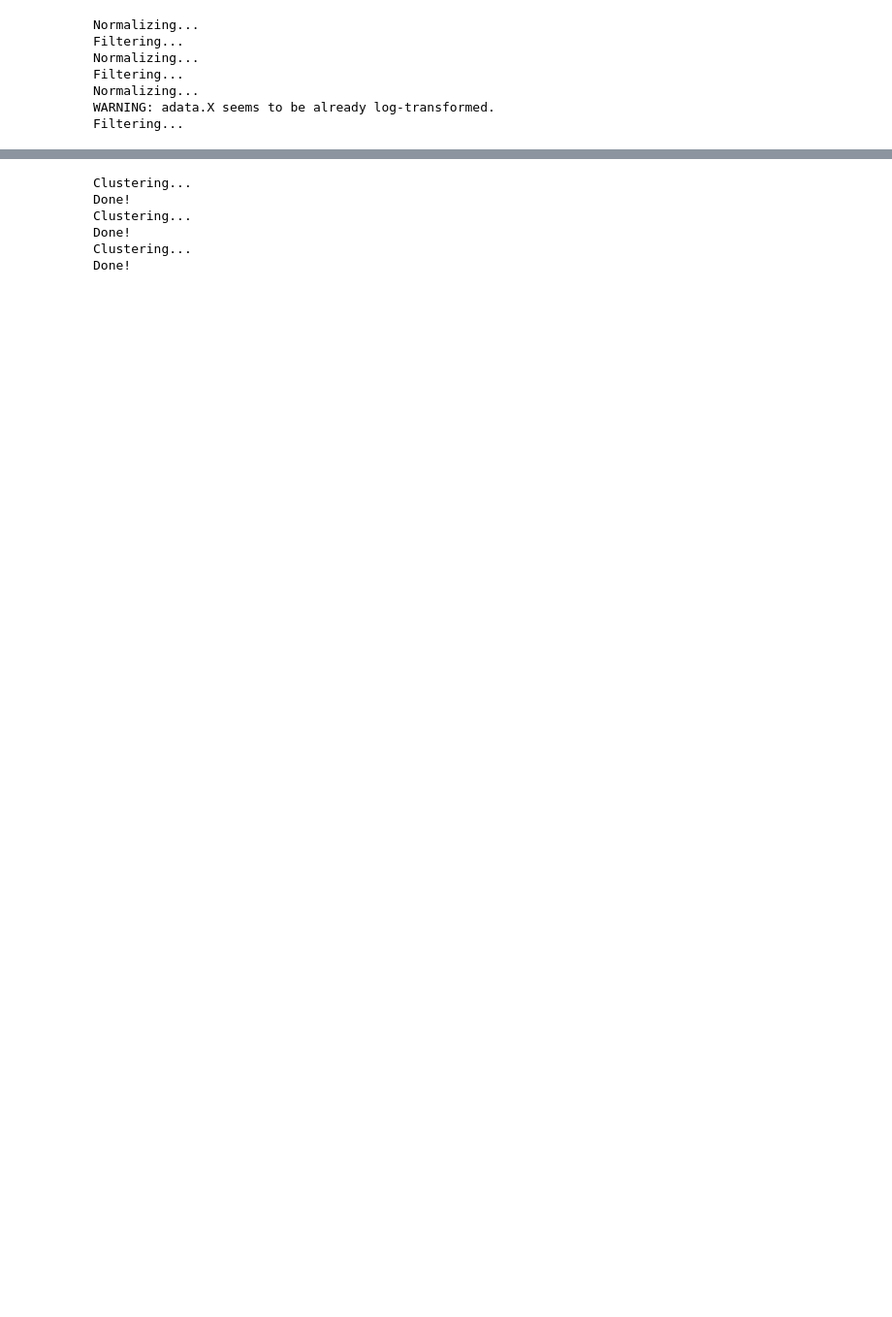
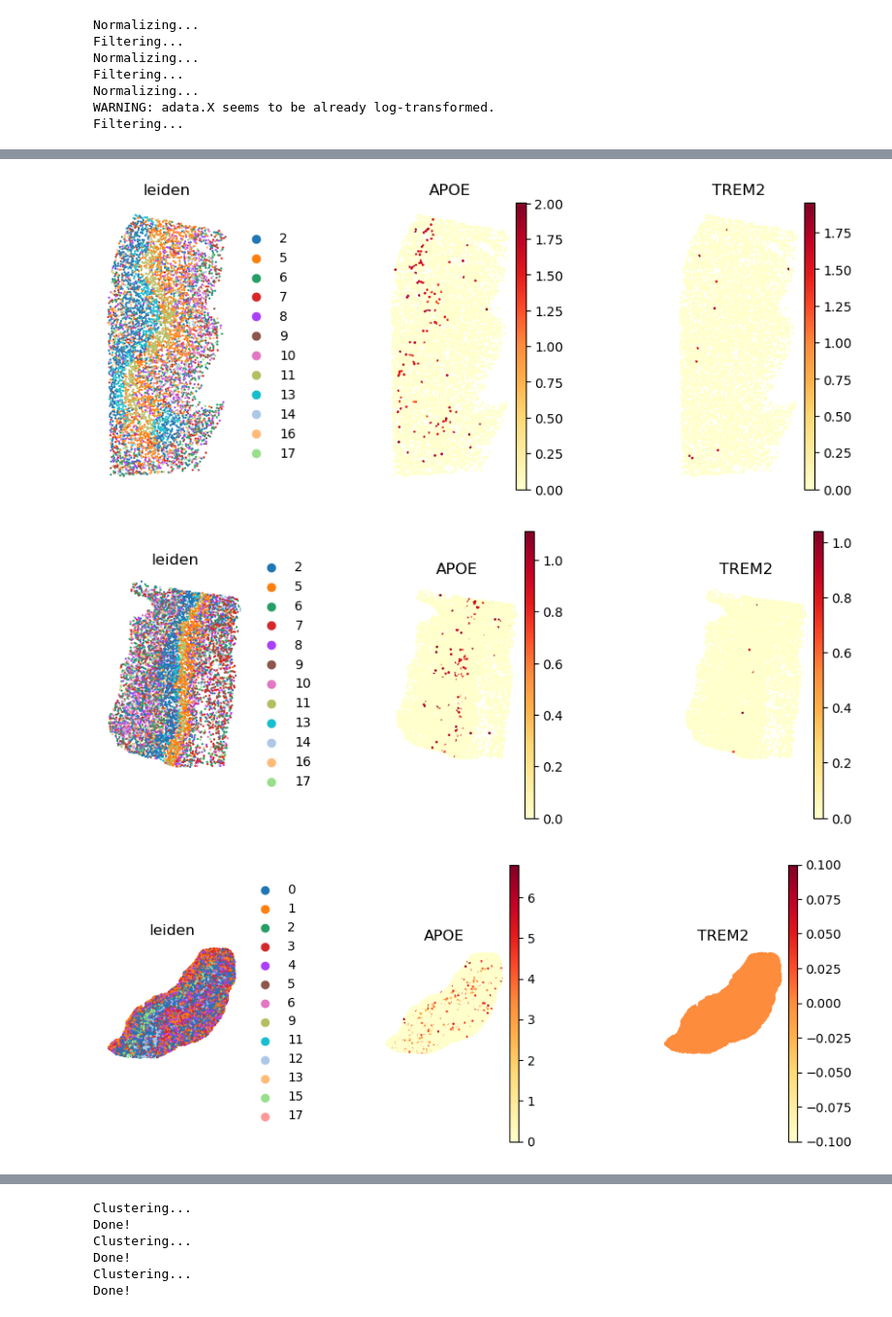
Before and after one commit to distasiolab/SHiPBIO, a Jupyter notebook: src/RetinaAnalysis_001.ipynb, the cells around one changed output, grey strips where cells are left out. Shown at 97% size. Saved outputs shown, nothing was run; the diff lists cells and outputs as text; code cells hidden in the pictures; blank space fills up the shorter version.

```diff
--- a/src/RetinaAnalysis_001.ipynb
+++ b/src/RetinaAnalysis_001.ipynb
@@ -199,0 +125,40 @@ KeyError: "Spatial key 'spatial' not found in `adata.uns`."
+# %%
+fig, ax = plt.subplots(nrows=1, ncols=3,  gridspec_kw={'wspace': 1}, figsize=(10,4))
+sq.pl.spatial_scatter(retinas_all[retinas_all.obs['dataset']=='R1'], color="leiden", size=1, shape=None, ax=ax[0])
+sq.pl.spatial_scatter(retinas_all[retinas_all.obs['dataset']=='R1'], color="APOE", size=3, shape=None, cmap='YlOrRd', ax=ax[1])
+sq.pl.spatial_scatter(retinas_all[retinas_all.obs['dataset']=='R1'], color="TREM2", size=3, shape=None, cmap='YlOrRd',ax=ax[2])
+for axx in ax:
+    axx.set_xlabel('')
+    axx.set_ylabel('')
+    axx.spines['top'].set_visible(False)
+    axx.spines['right'].set_visible(False)
+    axx.spines['bottom'].set_visible(False)
+    axx.spines['left'].set_visible(False)
+fig.savefig(os.path.join(IMGDIR, 'Spatial_Leiden_-_Retina_1.png'), dpi=300)
+
+fig, ax = plt.subplots(nrows=1, ncols=3,  gridspec_kw={'wspace': 1}, figsize=(10,4))
+sq.pl.spatial_scatter(retinas_all[retinas_all.obs['dataset']=='R2'], color="leiden", size=1, shape=None, ax=ax[0])
+sq.pl.spatial_scatter(retinas_all[retinas_all.obs['dataset']=='R2'], color="APOE", size=3, cmap='YlOrRd', shape=None, ax=ax[1])
+sq.pl.spatial_scatter(retinas_all[retinas_all.obs['dataset']=='R2'], color="TREM2", size=3, cmap='YlOrRd', shape=None, ax=ax[2])
+for axx in ax:
+    axx.set_xlabel('')
+    axx.set_ylabel('')
+    axx.spines['top'].set_visible(False)
+    axx.spines['right'].set_visible(False)
+    axx.spines['bottom'].set_visible(False)
+    axx.spines['left'].set_visible(False)
+fig.savefig(os.path.join(IMGDIR, 'Spatial_Leiden_-_Retina_2.png'), dpi=300)
+
+fig, ax = plt.subplots(nrows=1, ncols=3,  gridspec_kw={'wspace': 1}, figsize=(10,4))
+sq.pl.spatial_scatter(retinas_all[retinas_all.obs['dataset']=='R3'], color="leiden", size=1, shape=None, ax=ax[0])
+sq.pl.spatial_scatter(retinas_all[retinas_all.obs['dataset']=='R3'], color="APOE", size=3, cmap='YlOrRd', shape=None, ax=ax[1])
+sq.pl.spatial_scatter(retinas_all[retinas_all.obs['dataset']=='R3'], color="TREM2", size=3, cmap='YlOrRd', shape=None, ax=ax[2])
+for axx in ax:
+    axx.set_xlabel('')
+    axx.set_ylabel('')
+    axx.spines['top'].set_visible(False)
+    axx.spines['right'].set_visible(False)
+    axx.spines['bottom'].set_visible(False)
+    axx.spines['left'].set_visible(False)
+fig.savefig(os.path.join(IMGDIR, 'Spatial_Leiden_-_Retina_3.png'), dpi=300)
+# %% [output]
@@ -199,0 +174,3 @@ KeyError: "Spatial key 'spatial' not found in `adata.uns`."
+[figure, added]
+[figure, added]
+[figure, added]
```
Also changed, not shown: parts of 13 cells of this notebook.
